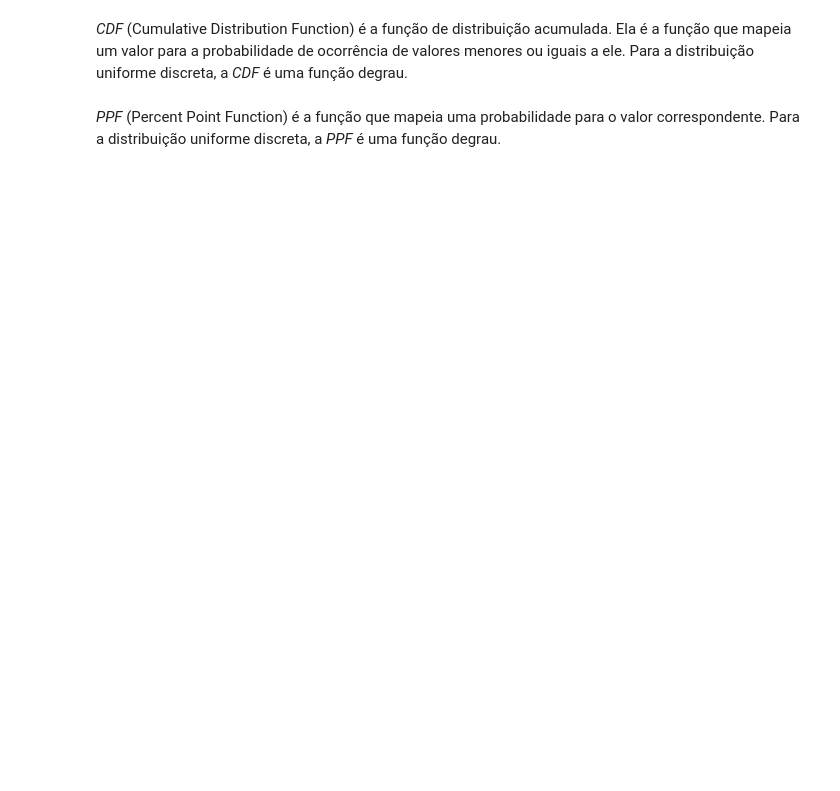
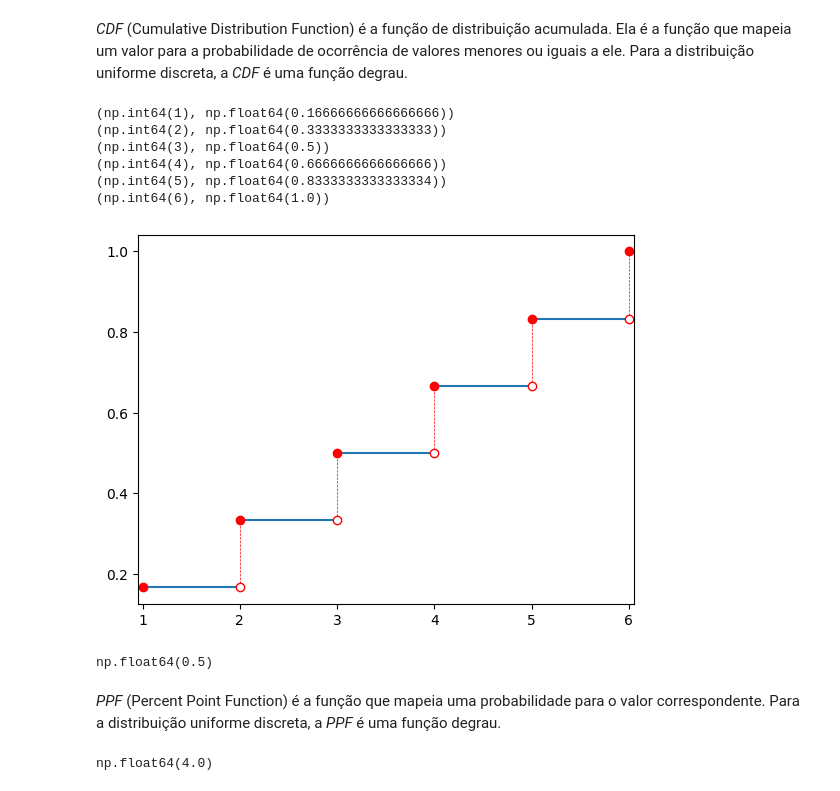
Before and after one commit to PauloViniciusR/Estatistica_dados, a Jupyter notebook: Estatistica_Probabilistica/04_discretas_uniforme.ipynb, the cells around one changed output. Saved outputs shown, nothing was run; the diff lists cells and outputs as text; code cells hidden in the pictures; blank space fills up the shorter version.

```diff
--- a/Estatistica_Probabilistica/04_discretas_uniforme.ipynb
+++ b/Estatistica_Probabilistica/04_discretas_uniforme.ipynb
@@ -54,4 +73,30 @@ plt.scatter(valores, contagem, marker="o", color="red")
 # %% [markdown]
 *CDF* (Cumulative Distribution Function) é a função de distribuição acumulada. Ela é a função que mapeia um valor para a probabilidade de ocorrência de valores menores ou iguais a ele. Para a distribuição uniforme discreta, a *CDF* é uma função degrau.
+# %%
+x = np.arange(1, 7)
+y = randint.cdf(x, 1, 7)
+
+print(*tuple(zip(x, y)), sep="\n")
+# %% [output]
+(np.int64(1), np.float64(0.16666666666666666))
+(np.int64(2), np.float64(0.3333333333333333))
+(np.int64(3), np.float64(0.5))
+(np.int64(4), np.float64(0.6666666666666666))
+(np.int64(5), np.float64(0.8333333333333334))
+(np.int64(6), np.float64(1.0))
+# %%
+from graficos import plot_cdf_discretas
+
+plot_cdf_discretas(x, y)
+# %% [output]
+[figure, added]
+# %%
+randint.cdf(3, 1, 7)
+# %% [output]
+np.float64(0.5)
 # %% [markdown]
 *PPF* (Percent Point Function) é a função que mapeia uma probabilidade para o valor correspondente. Para a distribuição uniforme discreta, a *PPF* é uma função degrau.
+# %%
+randint.ppf(0.6, 1, 7)
+# %% [output]
+np.float64(4.0)
```
Also changed, not shown: parts of 2 cells of this notebook, 1 other file.
